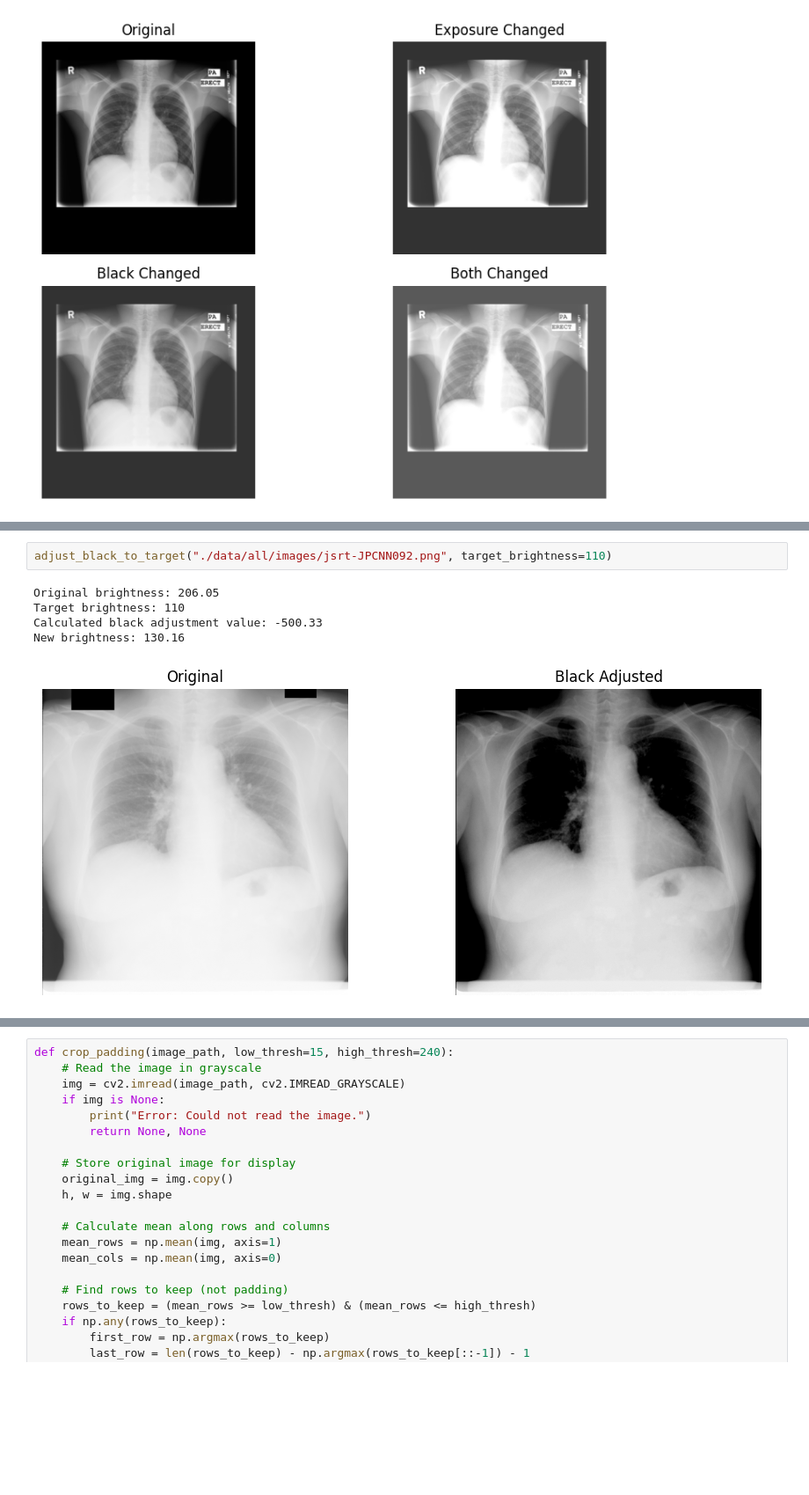
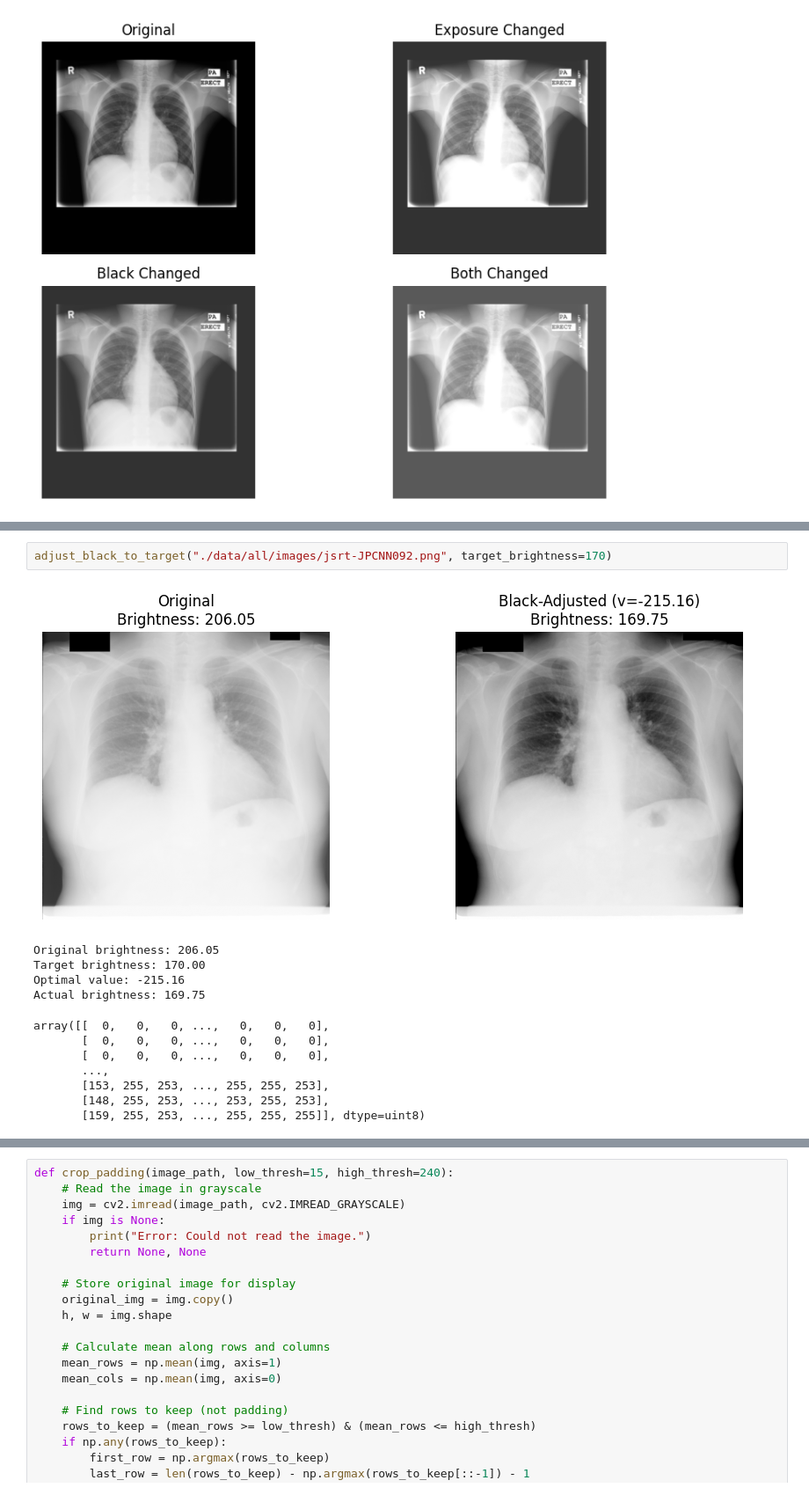
Before and after one commit to meyupy/teknofest25-syz, a Jupyter notebook: cto calculation/stuff.ipynb, the cells around one changed output, grey strips where cells are left out. Shown: that part at 88% size. Cells and saved outputs as stored; diff of their text form; blank space fills up the shorter version.

```diff
--- a/cto calculation/stuff.ipynb
+++ b/cto calculation/stuff.ipynb
@@ -904,8 +948,15 @@ def adjust_black_to_target(image_path, target_brightness):
 # %%
-adjust_black_to_target("./data/all/images/jsrt-JPCNN092.png", target_brightness=110)
+adjust_black_to_target("./data/all/images/jsrt-JPCNN092.png", target_brightness=170)
 # %% [output]
+[figure, new version]
 Original brightness: 206.05
-Target brightness: 110
-Calculated black adjustment value: -500.33
-New brightness: 130.16
+Target brightness: 170.00
+Optimal value: -215.16
+Actual brightness: 169.75
-[figure, old version]
+array([[  0,   0,   0, ...,   0,   0,   0],
+       [  0,   0,   0, ...,   0,   0,   0],
+       [  0,   0,   0, ...,   0,   0,   0],
+       ...,
+       [153, 255, 253, ..., 255, 255, 253],
+       [148, 255, 253, ..., 253, 255, 253],
+       [159, 255, 253, ..., 255, 255, 255]], dtype=uint8)
```
Also changed, not shown: parts of 4 cells of this notebook, 2 other files.
